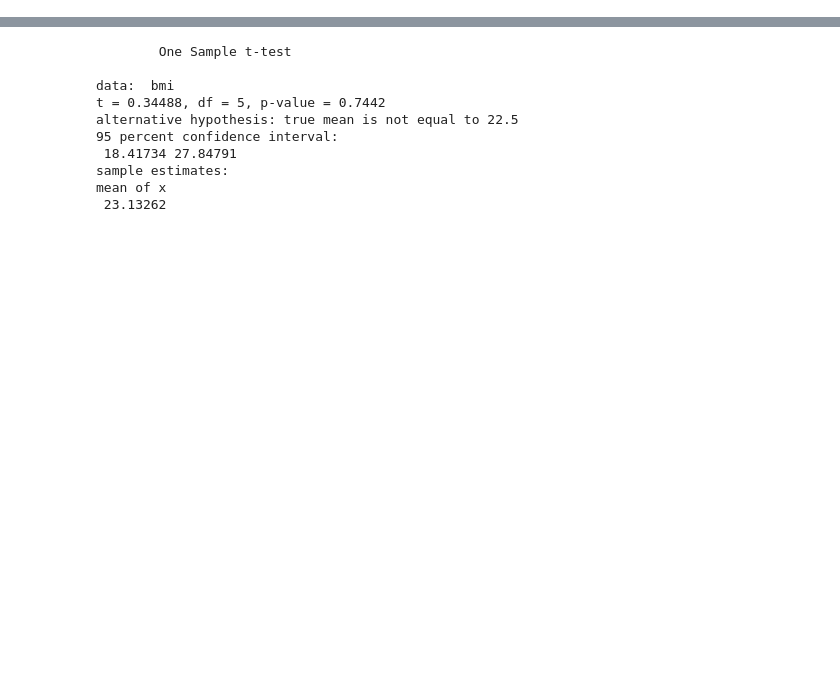
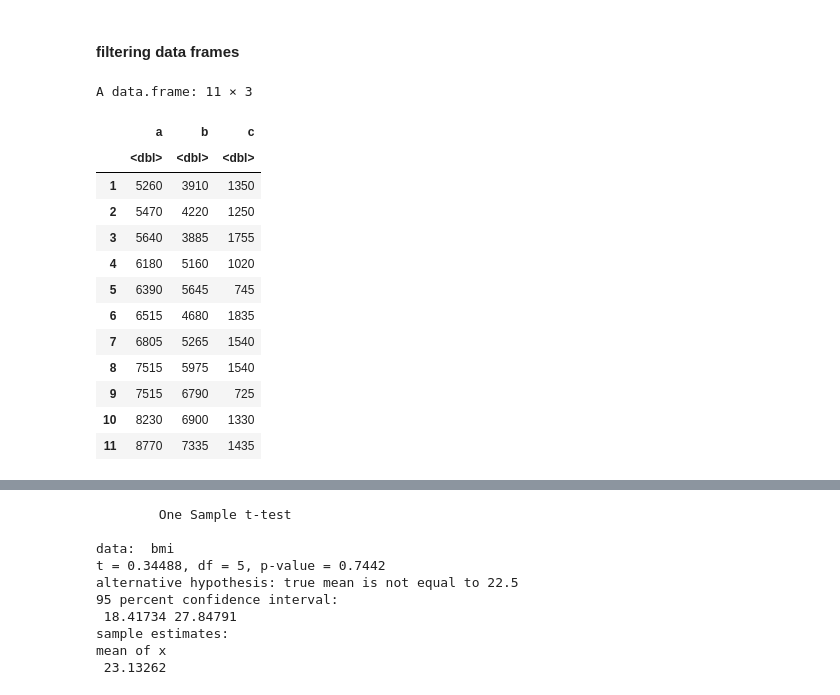
Before and after one commit to eogasawara/mylibrary, a Jupyter notebook: Introduction.ipynb, the cells around one changed output, grey strips where cells are left out. Cells and saved outputs as stored; diff of their text form; code cells hidden in the pictures; blank space fills up the shorter version.

```diff
--- a/Introduction.ipynb
+++ b/Introduction.ipynb
@@ -96,0 +640,21 @@ lines(hh, 22.5 * hh^2)
+# %% [markdown]
+####  filtering data frames
+# %%
+data <- data.frame(a=a, b=b)
+data$c <- data$a - data$b
+head(data, nrow(data))
+# %% [output]
+A data.frame: 11 × 3
+|  | a | b | c |
+|  | <dbl> | <dbl> | <dbl> |
+| 1 | 5260 | 3910 | 1350 |
+| 2 | 5470 | 4220 | 1250 |
+| 3 | 5640 | 3885 | 1755 |
+| 4 | 6180 | 5160 | 1020 |
+| 5 | 6390 | 5645 | 745 |
+| 6 | 6515 | 4680 | 1835 |
+| 7 | 6805 | 5265 | 1540 |
+| 8 | 7515 | 5975 | 1540 |
+| 9 | 7515 | 6790 | 725 |
+| 10 | 8230 | 6900 | 1330 |
+| 11 | 8770 | 7335 | 1435 |
```
Also changed, not shown: parts of 204 cells of this notebook, 3 other files.
